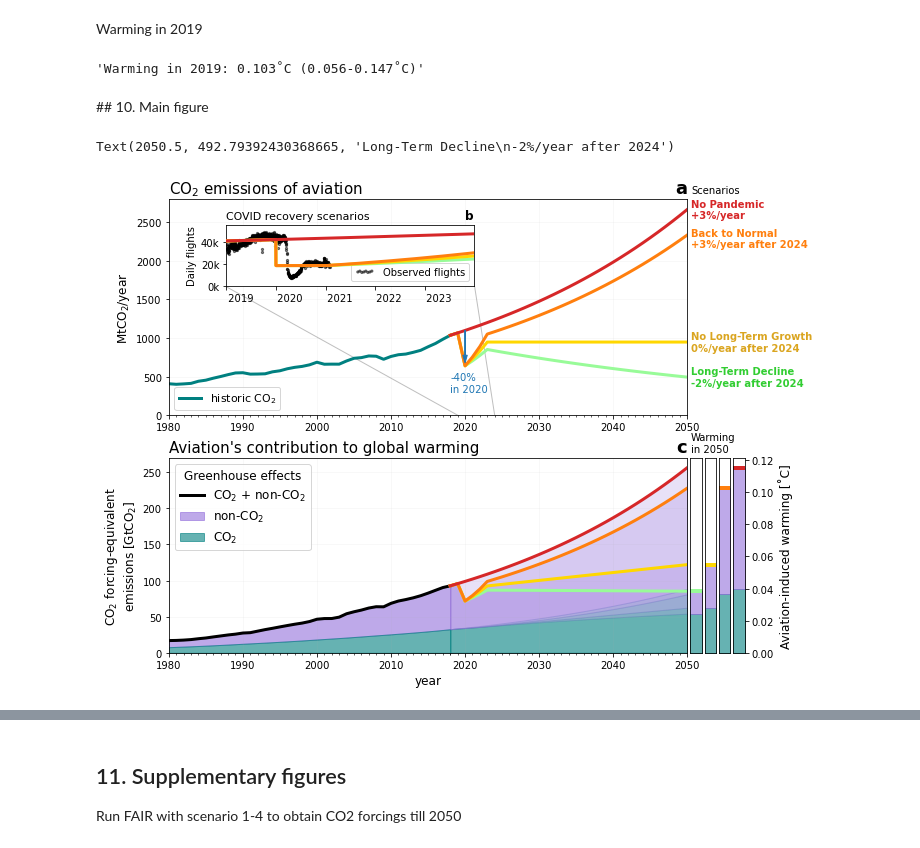
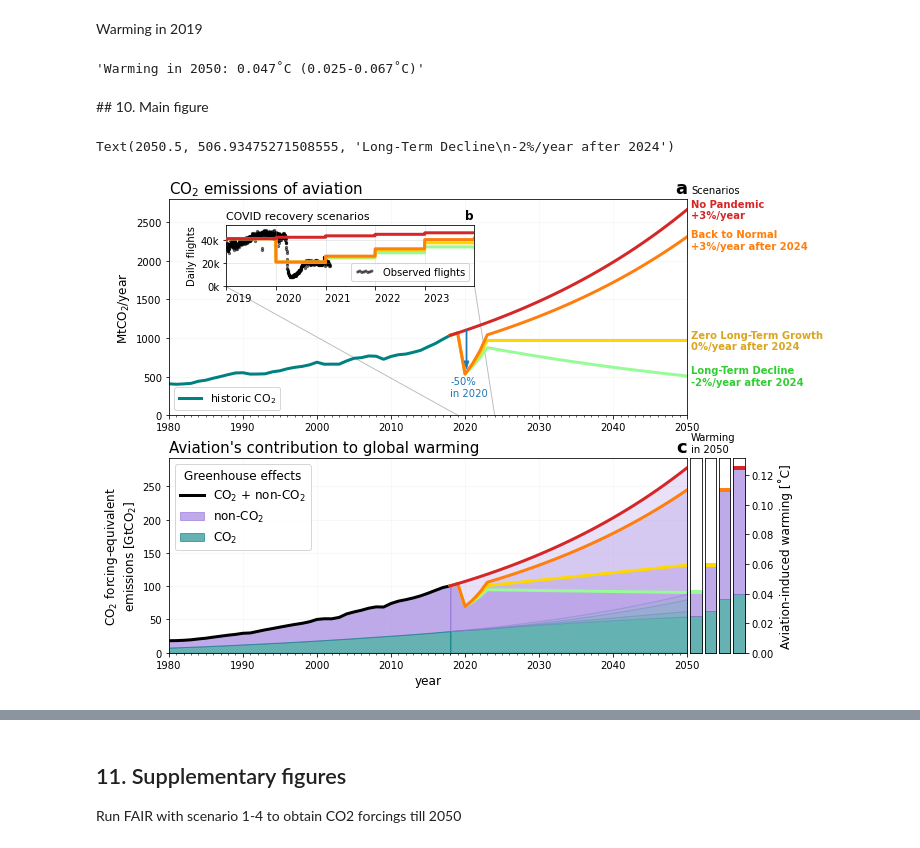
Before and after one commit to milankl/FlyingClimate, a Jupyter notebook: scripts/aviation_warming.ipynb, the cells around one changed output, grey strips where cells are left out. Cells and saved outputs as stored; diff of their text form; code cells hidden in the pictures.

Commit message:
smith2021 formula, 50% drop

```diff
--- a/scripts/aviation_warming.ipynb
+++ b/scripts/aviation_warming.ipynb
@@ -334,7 +356,7 @@ jan1_2024 = [i for i in range(len(datestill2030)) if datestill2030[i] == datetim
 
 # 3% annual increase model
 def peval(x, p):
-    return p[0] * 1.03**(x/365.25)
+    return p[0] * 1.03**np.ceil(x/365.25)
 
 def residuals(p,y,x):
     return y - peval(x,p)
@@ -342,7 +364,7 @@ def residuals(p,y,x):
 # least square fitting of the 3% increase model
 p0 = [0]
 plsq2019 = leastsq(residuals, p0, args=(nflights_global[:march1], dayssince2019[:march1]))
-plsq2020 = np.mean(nflights_global[march1:])
+plsq2020 = np.mean(nflights_global[:march1])*0.5
 
 # no covid scenario
 nflights_nocovid = peval(daystill2030,plsq2019[0])
@@ -358,27 +380,27 @@ nflights_recovery_const[daystill2030 < 365] = nflights_nocovid[daystill2030 < 36
 nflights_recovery_decline[daystill2030 < 365] = nflights_nocovid[daystill2030 < 365]
 
 # what to do in the recovery period 2021-2025
-p_rec1 = 18
-p_rec2 = 14
-p_rec3 = 10
+p_rec1 = 25
+p_rec2 = 22
+p_rec3 = 18
 
 j = 1
 for i in range(jan1_2021,jan1_2024):
-    nflights_recovery[i] = nflights_recovery[jan1_2021-1]*(1+p_rec1/100)**(j/365.25)
-    nflights_recovery_const[i] = nflights_recovery[jan1_2021-1]*(1+p_rec2/100)**(j/365.25)
-    nflights_recovery_decline[i] = nflights_recovery[jan1_2021-1]*(1+p_rec3/100)**(j/365.25)
+    nflights_recovery[i] = nflights_recovery[jan1_2021-1]*(1+p_rec1/100)**np.ceil(j/365.25)
+    nflights_recovery_const[i] = nflights_recovery[jan1_2021-1]*(1+p_rec2/100)**np.ceil(j/365.25)
+    nflights_recovery_decline[i] = nflights_recovery[jan1_2021-1]*(1+p_rec3/100)**np.ceil(j/365.25)
     j += 1
 
-# what to do until 2050
+# what to do until 2030
 p_after1 = 3
 p_after2 = 0
 p_after3 = -2
 
 j = 1
 for i in range(jan1_2024,len(datestill2030)):
-    nflights_recovery[i] = nflights_recovery[jan1_2024-1]*(1+p_after1/100)**(j/365.25)
-    nflights_recovery_const[i] = nflights_recovery_const[jan1_2024-1]*(1+p_after2/100)**(j/365.25)
-    nflights_recovery_decline[i] = nflights_recovery_decline[jan1_2024-1]*(1+p_after3/100)**(j/365.25)
+    nflights_recovery[i] = nflights_recovery[jan1_2024-1]*(1+p_after1/100)**np.ceil(j/365.25)
+    nflights_recovery_const[i] = nflights_recovery_const[jan1_2024-1]*(1+p_after2/100)**np.ceil(j/365.25)
+    nflights_recovery_decline[i] = nflights_recovery_decline[jan1_2024-1]*(1+p_after3/100)**np.ceil(j/365.25)
     j+=1
 # %%
 # CO2 emissions for scenarios
@@ -404,7 +426,7 @@ co2_scenario2[1] = co2[years == 2018]*(1+p_after1/100)
 co2_scenario3[1] = co2[years == 2018]*(1+p_after1/100)
 
 # 40% drop in 2020 for all but no-covid scenario
-covid_drop = 40
+covid_drop = 50
 co2_scenario1[2] = co2_scenario1[1]*(1-covid_drop/100)
 co2_scenario2[2] = co2_scenario2[1]*(1-covid_drop/100)
 co2_scenario3[2] = co2_scenario3[1]*(1-covid_drop/100)
@@ -503,13 +546,13 @@ co2warm_scenario4 = TCRE*(np.sum(co2_1940[:-1])/1000+np.cumsum(co2_scenario4)/10
 # %% [markdown]
 Warming in 2019
 # %%
-T = warming_scenario3[-1]
+T = warming_scenario3[1]
 ΔT0 = T*(55/100.9)
 ΔT1 = T*(145/100.9)
 
-"Warming in 2019: {:.3f}˚C ({:.3f}-{:.3f}˚C)".format(T,ΔT0,ΔT1)
+"Warming in 2050: {:.3f}˚C ({:.3f}-{:.3f}˚C)".format(T,ΔT0,ΔT1)
 # %% [output]
-'Warming in 2019: 0.103˚C (0.056-0.147˚C)'
+'Warming in 2050: 0.047˚C (0.025-0.067˚C)'
 # %% [markdown]
 ## 10. Main figure
 # %%
@@ -534,27 +577,28 @@ ax.plot(datestill2030,nflights_nocovid/1000,"C3",lw=3,zorder=10)
 ax.plot(datestill2030,nflights_recovery/1000,"C1",lw=3,zorder=9)
 ax.plot(datestill2030,nflights_recovery_const/1000,"gold",lw=3,zorder=8)
 ax.plot(datestill2030,nflights_recovery_decline/1000,"palegreen",lw=3,zorder=7)
+ax.grid(alpha=.3)
 
 ax.scatter(dates,nflights_global/1000,5,color="k",alpha=0.5,label="Observed flights",zorder=-1)
 
 ax.yaxis.set_major_formatter(FormatStrFormatter('%d'+'k'))
 ax.set_ylabel("Daily flights")
 ax.set_xlim(datetime.date(2019,1,1),datetime.date(2023,12,31))
-ax.set_ylim(0,55)
+ax.set_ylim(0,53)
 ax.legend(loc=4,scatterpoints=8)
 ax.set_title("COVID recovery scenarios",loc="left",fontsize=11)
 ax.set_title("b",loc="right",fontweight="bold")
 
 ax.xaxis.set_major_locator(YearLocator(1))
-ax.xaxis.set_major_formatter(DateFormatter("         %Y"))
+ax.xaxis.set_major_formatter(DateFormatter("        %Y"))
 
 # lines for orientation
 ax1.plot([2024,2021.3],[0,1660],"grey",lw=1,alpha=0.5)
 ax1.plot([2019,1987.8],[0,1660],"grey",lw=1,alpha=0.5)
-ax1.arrow(2020,co2_scenario4[years_future==2020][0],
+ax1.arrow(2020.2,co2_scenario4[years_future==2020][0],
           0,0.7*(co2_scenario1[years_future==2020]-co2_scenario4[years_future==2020])[0],
           width=0.1,zorder=12,color="C0",head_width=0.6,head_length=100)
-ax1.text(2018,300,"-40%\nin 2020",color="C0")
+ax1.text(2018,250,"-50%\nin 2020",color="C0")
 
 # historic
 ax1.plot(years,co2,"teal",lw=3,label=r"historic CO$_2$")
@@ -641,33 +685,33 @@ ax_s4.fill_between([0,1],np.ones(2)*warming_scenario4[-1],np.ones(2)*co2warm_sce
 
 ax3.set_title(r"Aviation's contribution to global warming",loc="left",fontsize=15)
 
 ax3.set_ylabel(r"CO$_2$ forcing-equivalent"+"\n"+"emissions [GtCO$_2$]",fontsize=12)
 ax_s4.set_ylabel("Aviation-induced warming [˚C]",fontsize=12)
 ax3.set_xlabel("year",fontsize=12)
 ax1.legend(loc=3,fontsize=11)
 ax3.legend(loc=2,title="Greenhouse effects",fontsize=12,title_fontsize='large')
 
 ax3.set_ylim(0,ax3.get_ylim()[1])
 for ax in [ax_s1,ax_s2,ax_s3,ax_s4]:
     ax.set_ylim(0,TCRE*ax3.get_ylim()[1])
     ax.set_xlim(0,1)
 
 for ax in [ax_s1,ax_s2,ax_s3]:
     ax.set_yticks([])
     ax.set_xticks([])
 
 ax_s4.set_xticks([])
 
 ax1.grid(alpha=0.1)
 ax3.grid(alpha=0.1)
 ax1.text(2050.5,ax1.get_ylim()[1]*1.03,"Scenarios")
 ax3.text(2050.5,ax3.get_ylim()[1]*1.035,"Warming\nin 2050")
 ax1.text(2050.5,co2_scenario4[-1],"No Pandemic\n+3%/year",color="C3",fontweight="bold",va="center")
 ax1.text(2050.5,co2_scenario3[-1]*0.98,"Back to Normal\n+3%/year after 2024",color="C1",fontweight="bold",va="center")
-ax1.text(2050.5,co2_scenario2[-1],"No Long-Term Growth\n0%/year after 2024",color="goldenrod",fontweight="bold",va="center")
+ax1.text(2050.5,co2_scenario2[-1],"Zero Long-Term Growth\n0%/year after 2024",color="goldenrod",fontweight="bold",va="center")
 ax1.text(2050.5,co2_scenario1[-1],"Long-Term Decline\n-2%/year after 2024",color="limegreen",fontweight="bold",va="center")
 
 # plt.savefig("../plots/emissions_warming.pdf")
 # %% [output]
-Text(2050.5, 492.79392430368665, 'Long-Term Decline\n-2%/year after 2024')
+Text(2050.5, 506.93475271508555, 'Long-Term Decline\n-2%/year after 2024')
-[figure, old version]
+[figure, new version]
```
Also changed, not shown: parts of 11 cells of this notebook.
